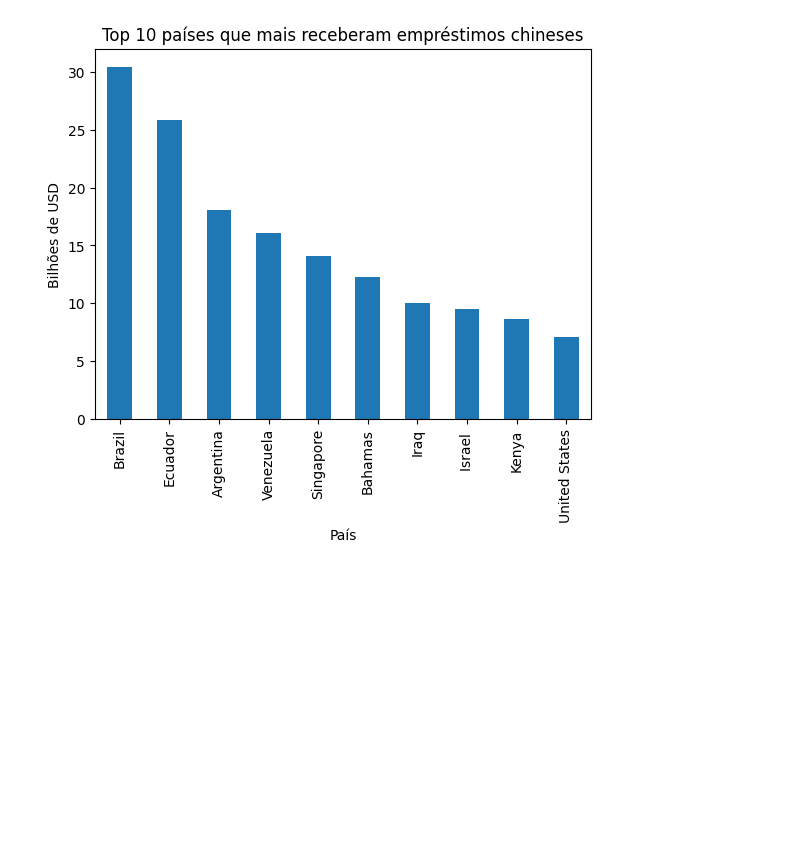
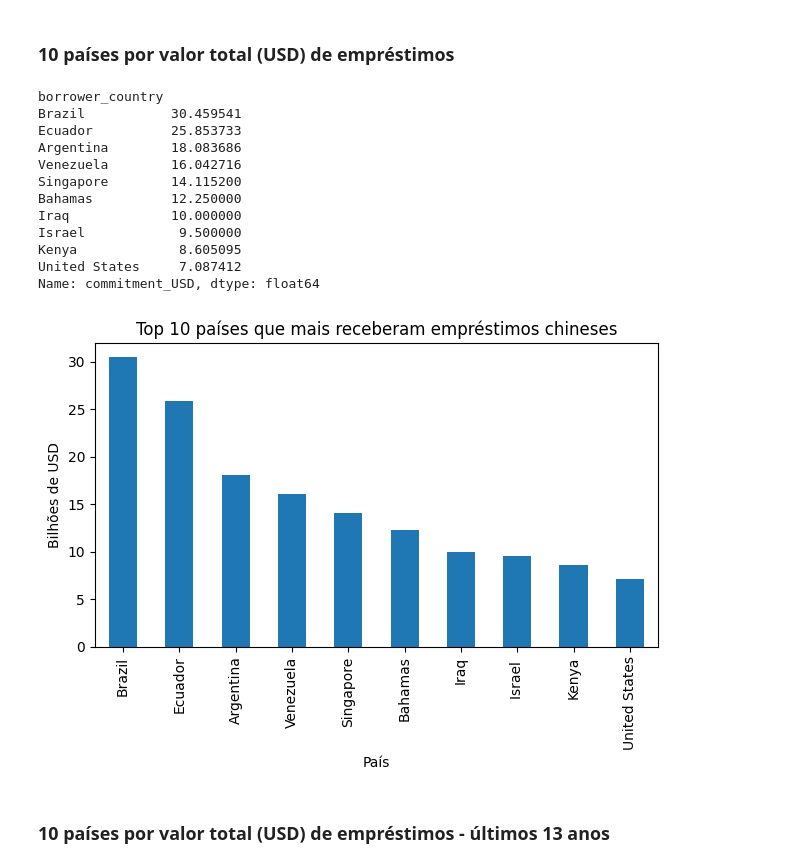
Before and after one commit to Nico-FCandido/Projeot_Analise_Dados_China, a Jupyter notebook: main.ipynb, the cells around one changed output. Drawn from its saved outputs; the diff is of its cells as text; code cells hidden in the pictures; blank space fills up the shorter version.

```diff
--- a/main.ipynb
+++ b/main.ipynb
@@ -161,17 +91,33 @@ Name: commitment_USD, dtype: float64
+# %% [markdown]
+### 10 países por valor total (USD) de empréstimos
 # %%
-top10 = (
+top10_geral = (
     df.groupby("borrower_country")["commitment_USD"]
     .sum()
     .sort_values(ascending=False)
     .head(10) / 1e9
 )
-
-top10.plot(kind="bar")
-
+top10_geral.plot(kind="bar")
 plt.title("Top 10 países que mais receberam empréstimos chineses")
 plt.ylabel("Bilhões de USD")
 plt.xlabel("País")
+plt.tight_layout()
+print(top10_geral)
 plt.show()
 # %% [output]
+borrower_country
+Brazil           30.459541
+Ecuador          25.853733
+Argentina        18.083686
+Venezuela        16.042716
+Singapore        14.115200
+Bahamas          12.250000
+Iraq             10.000000
+Israel            9.500000
+Kenya             8.605095
+United States     7.087412
+Name: commitment_USD, dtype: float64
-[figure, old version]
+[figure, new version]
+# %% [markdown]
+### 10 países por valor total (USD) de empréstimos - últimos 13 anos
 # %%
```
Also changed, not shown: parts of 32 cells of this notebook, 9 other files.
